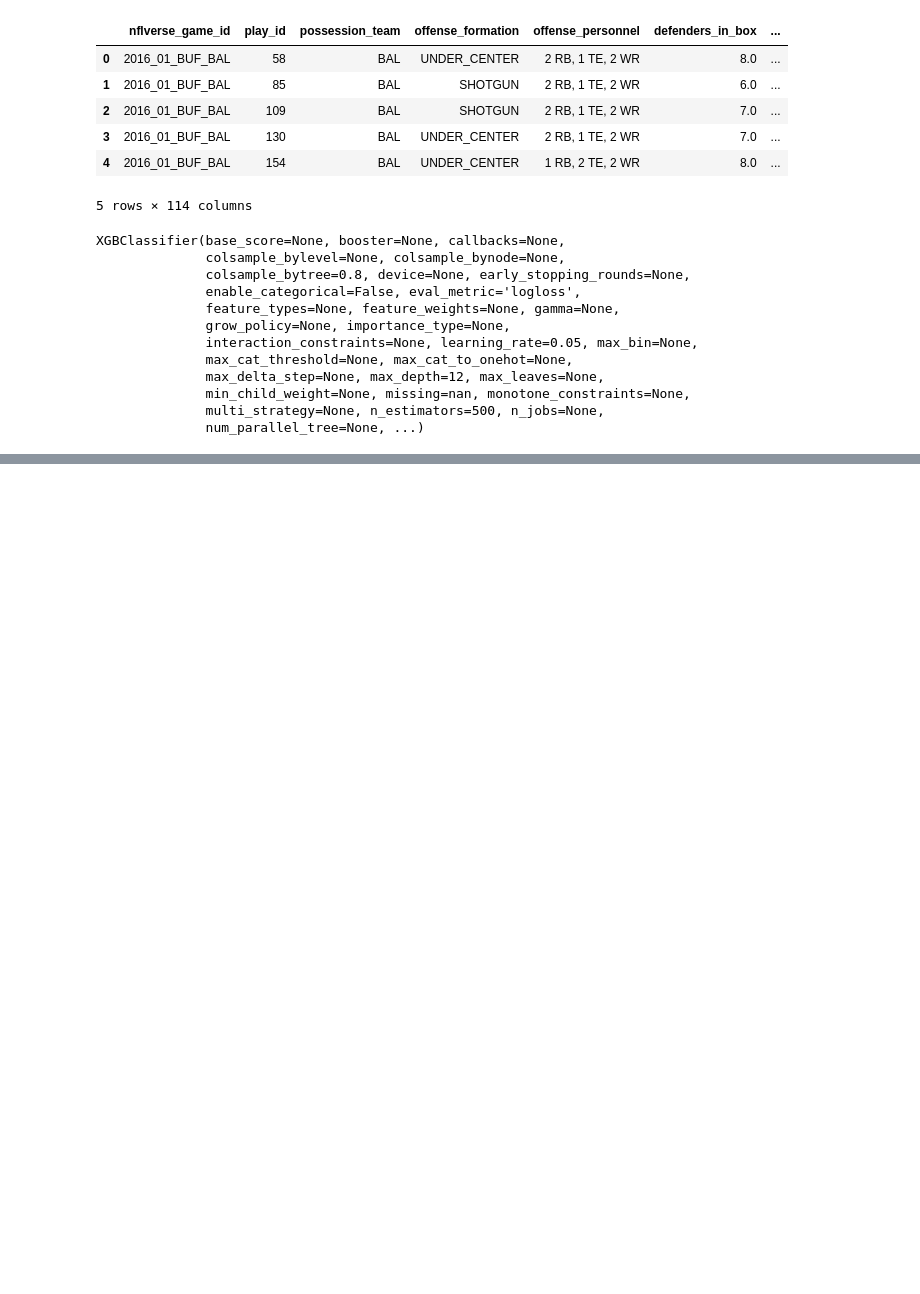
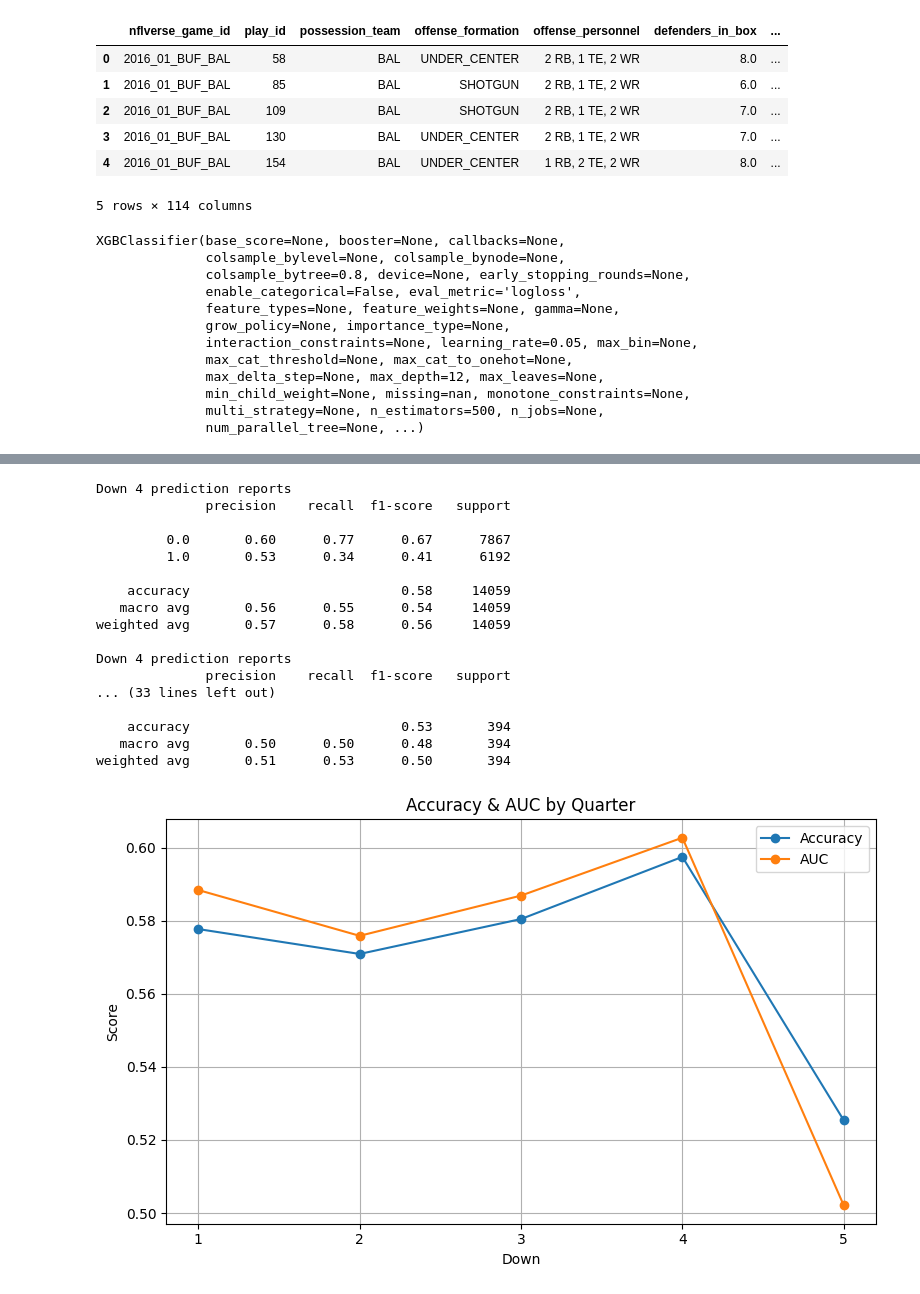
Before and after one commit to colin-seiler/NFL_SuccessWatch, a Jupyter notebook: notebooks/gradient_features.ipynb, the cells around one changed output, grey strips where cells are left out. Drawn from its saved outputs; the diff is of its cells as text; code cells hidden in the pictures; blank space fills up the shorter version.

```diff
--- a/notebooks/gradient_features.ipynb
+++ b/notebooks/gradient_features.ipynb
@@ -194,0 +194,44 @@ params = {'subsample': np.float64(0.6842105263157895), 'reg_lambda': np.float64(
+# %%
+auc = []
+acc = []
+
+for qtr in range(1,6):
+    idx = X_test['qtr']==qtr
+    print(f'Down {down} prediction reports')
+    print(classification_report(y_test[idx], y_pred[idx]))
+    acc.append(accuracy_score(y_test[idx], y_pred[idx]))
+    auc.append(roc_auc_score(y_test[idx], y_proba[idx]))
+
+downs = np.arange(1, 6)
+
+plt.figure(figsize=(8,5))
+plt.plot(downs, acc, marker='o', label='Accuracy')
+plt.plot(downs, auc, marker='o', label='AUC')
+
+plt.xticks(downs)
+plt.xlabel("Down")
+plt.ylabel("Score")
+plt.title("Accuracy & AUC by Quarter")
+plt.legend()
+plt.grid(True)
+plt.tight_layout()
+plt.show()
+# %% [output]
+Down 4 prediction reports
+              precision    recall  f1-score   support
+
+         0.0       0.60      0.77      0.67      7867
+         1.0       0.53      0.34      0.41      6192
+
+    accuracy                           0.58     14059
+   macro avg       0.56      0.55      0.54     14059
+weighted avg       0.57      0.58      0.56     14059
+
+Down 4 prediction reports
+              precision    recall  f1-score   support
+... (33 lines left out)
+
+    accuracy                           0.53       394
+   macro avg       0.50      0.50      0.48       394
+weighted avg       0.51      0.53      0.50       394
+[figure, added]
```
Also changed, not shown: parts of 9 cells of this notebook.
